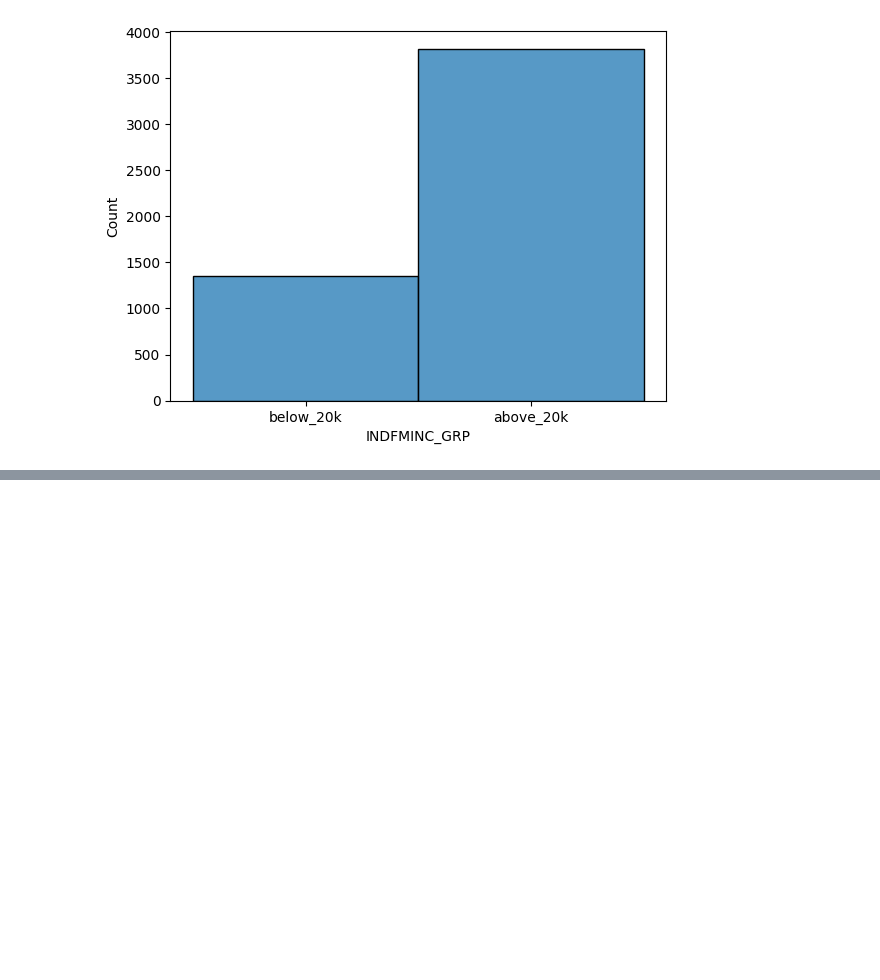
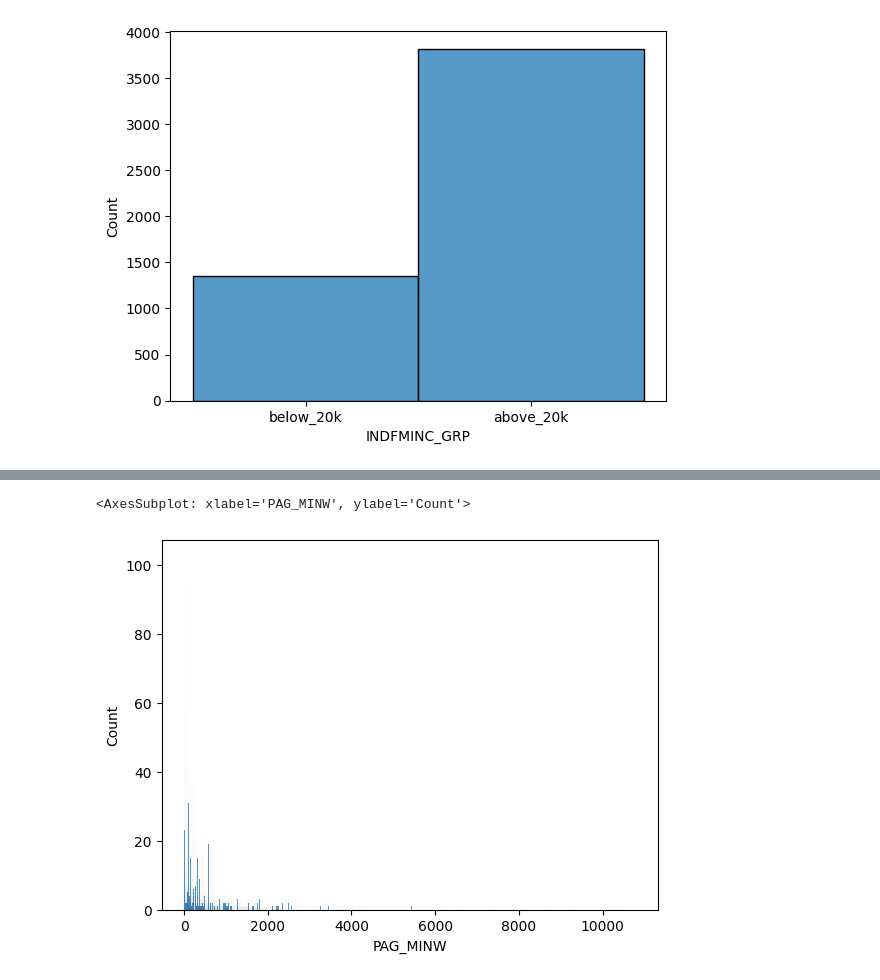
Before and after one commit to thiago-paim/tera-desafio-inferencia, a Jupyter notebook: notebooks/univariate_analysis.ipynb, the cells around one changed output, grey strips where cells are left out. Drawn from its saved outputs; the diff is of its cells as text; code cells hidden in the pictures; blank space fills up the shorter version.

```diff
--- a/notebooks/univariate_analysis.ipynb
+++ b/notebooks/univariate_analysis.ipynb
@@ -386,0 +434,6 @@ histplot():
+# %%
+# Histograma sem o valor mais frequente (0.0)
+sns.histplot(data=df, x=df.query('PAG_MINW > 0')['PAG_MINW'], discrete=True)
+# %% [output]
+<AxesSubplot: xlabel='PAG_MINW', ylabel='Count'>
+[figure, added]
```
Also changed, not shown: parts of 15 cells of this notebook.
